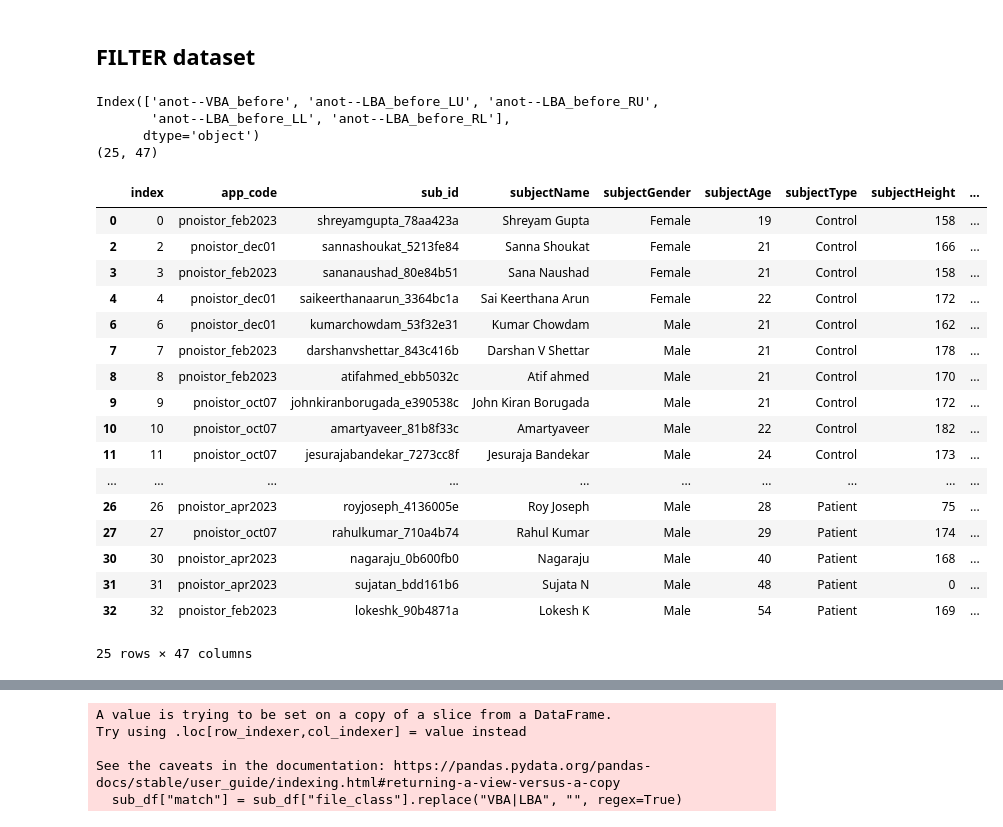
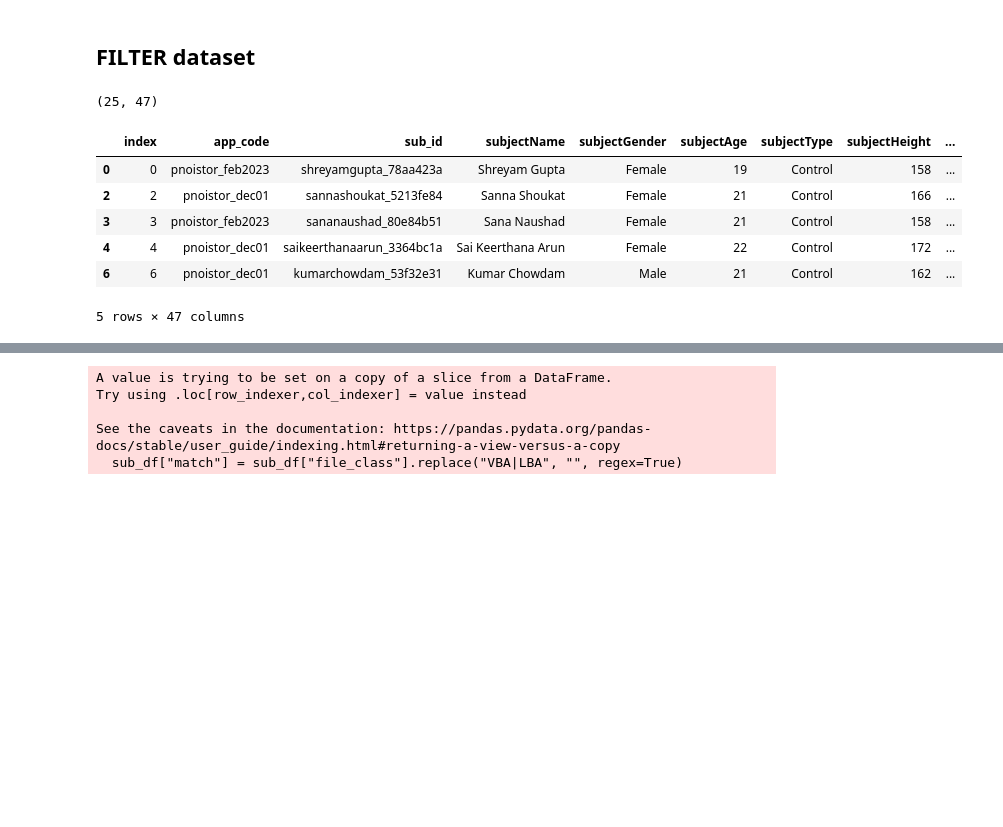
Before and after one commit to vaguebrownfox01/pnoi-corpus_ETL, a Jupyter notebook: SCRIPTS/pnoi-experiments/0-data_prep.ipynb, the cells around one changed output, grey strips where cells are left out. Drawn from its saved outputs; the diff is of its cells as text; code cells hidden in the pictures; blank space fills up the shorter version.

```diff
--- a/SCRIPTS/pnoi-experiments/0-data_prep.ipynb
+++ b/SCRIPTS/pnoi-experiments/0-data_prep.ipynb
@@ -25,55 +24,43 @@ class DataFilter:
 
     EMPTY_VAL = '-'
     PNOI_MUSTER_DF: pd.DataFrame
 
+    FILTER_DATA_CSV_FNAME = "filtered_dataset.csv"
+
     PNOI_FILT_DF: pd.DataFrame
 
     def __init__(self, muster_csv_path: str) -> None:
         pnoi_corpus_DF = pd.read_csv(muster_csv_path)
-        pnoi_corpus_DF.columns = pnoi_corpus_DF.columns.str.replace("--file_path", ""); pnoi_corpus_DF.head()
+        pnoi_corpus_DF.columns = pnoi_corpus_DF.columns.str.replace("--file_path", "")
 
         self.PNOI_MUSTER_DF: pd.DataFrame = pnoi_corpus_DF
 
         self.PNOI_FILT_DF: pd.DataFrame = self.filter_df()
 
     def filter_df(self):
         # BREATH AUDIO (BA) Columns
-        _col_str_match = "anot--LBA_before|anot--VBA_before" # match string
-        _ba_cols = self.PNOI_MUSTER_DF.columns[self.PNOI_MUSTER_DF.columns.str.contains(_col_str_match)]; print(_ba_cols) # get columns that match string
-        _filts = [self.PNOI_MUSTER_DF[col] != self.EMPTY_VAL for col in _ba_cols] # filters for non-empty values
-        _filt = functools.reduce(lambda p, c: p & c, _filts) # combine filters
+        col_str_match = r"anot--LBA_before|anot--VBA_before" # match string
+        ba_cols = self.PNOI_MUSTER_DF.columns[self.PNOI_MUSTER_DF.columns.str.contains(col_str_match)] # get columns that match string
+        filts = [self.PNOI_MUSTER_DF[col] != self.EMPTY_VAL for col in ba_cols] # filters for non-empty values
+        filt = functools.reduce(lambda p, c: p & c, filts) # combine filters
 
-        pnoi_corpus_filt_DF = self.PNOI_MUSTER_DF[_filt] # apply filter
-        pnoi_corpus_filt_DF.to_csv(f"{REPORTS}/filtered_dataset.csv") # save filtered dataframe to csv
+        pnoi_corpus_filt_DF = self.PNOI_MUSTER_DF[filt] # apply filter
+        pnoi_corpus_filt_DF.to_csv(f"{REPORTS}/{self.FILTER_DATA_CSV_FNAME}") # save filtered dataframe to csv
         print(pnoi_corpus_filt_DF.shape)
 
         return pnoi_corpus_filt_DF
 
 pnoidata_filter = DataFilter(PNOI_CORPUS_CSV_PATH)
 
-pnoidata_filter.PNOI_FILT_DF
+pnoidata_filter.PNOI_FILT_DF.head()
 # %% [output]
-Index(['anot--VBA_before', 'anot--LBA_before_LU', 'anot--LBA_before_RU',
-       'anot--LBA_before_LL', 'anot--LBA_before_RL'],
-      dtype='object')
 (25, 47)
 |  | index | app_code | sub_id | subjectName | subjectGender | subjectAge | subjectType | subjectHeight | ... |
 | 0 | 0 | pnoistor_feb2023 | shreyamgupta_78aa423a | Shreyam Gupta | Female | 19 | Control | 158 | ... |
 | 2 | 2 | pnoistor_dec01 | sannashoukat_5213fe84 | Sanna Shoukat | Female | 21 | Control | 166 | ... |
 | 3 | 3 | pnoistor_feb2023 | sananaushad_80e84b51 | Sana Naushad | Female | 21 | Control | 158 | ... |
 | 4 | 4 | pnoistor_dec01 | saikeerthanaarun_3364bc1a | Sai Keerthana Arun | Female | 22 | Control | 172 | ... |
 | 6 | 6 | pnoistor_dec01 | kumarchowdam_53f32e31 | Kumar Chowdam | Male | 21 | Control | 162 | ... |
-| 7 | 7 | pnoistor_feb2023 | darshanvshettar_843c416b | Darshan V Shettar | Male | 21 | Control | 178 | ... |
-| 8 | 8 | pnoistor_feb2023 | atifahmed_ebb5032c | Atif ahmed | Male | 21 | Control | 170 | ... |
-| 9 | 9 | pnoistor_oct07 | johnkiranborugada_e390538c | John Kiran Borugada | Male | 21 | Control | 172 | ... |
-| 10 | 10 | pnoistor_oct07 | amartyaveer_81b8f33c | Amartyaveer | Male | 22 | Control | 182 | ... |
-| 11 | 11 | pnoistor_oct07 | jesurajabandekar_7273cc8f | Jesuraja Bandekar | Male | 24 | Control | 173 | ... |
-| ... | ... | ... | ... | ... | ... | ... | ... | ... | ... |
-| 26 | 26 | pnoistor_apr2023 | royjoseph_4136005e | Roy Joseph | Male | 28 | Patient | 75 | ... |
-| 27 | 27 | pnoistor_oct07 | rahulkumar_710a4b74 | Rahul Kumar | Male | 29 | Patient | 174 | ... |
-| 30 | 30 | pnoistor_apr2023 | nagaraju_0b600fb0 | Nagaraju | Male | 40 | Patient | 168 | ... |
-| 31 | 31 | pnoistor_apr2023 | sujatan_bdd161b6 | Sujata N | Male | 48 | Patient | 0 | ... |
-| 32 | 32 | pnoistor_feb2023 | lokeshk_90b4871a | Lokesh K | Male | 54 | Patient | 169 | ... |
-25 rows × 47 columns
+5 rows × 47 columns
 # %%
 import soundfile as sf
```
Also changed, not shown: parts of 10 cells of this notebook, 2 other files.
